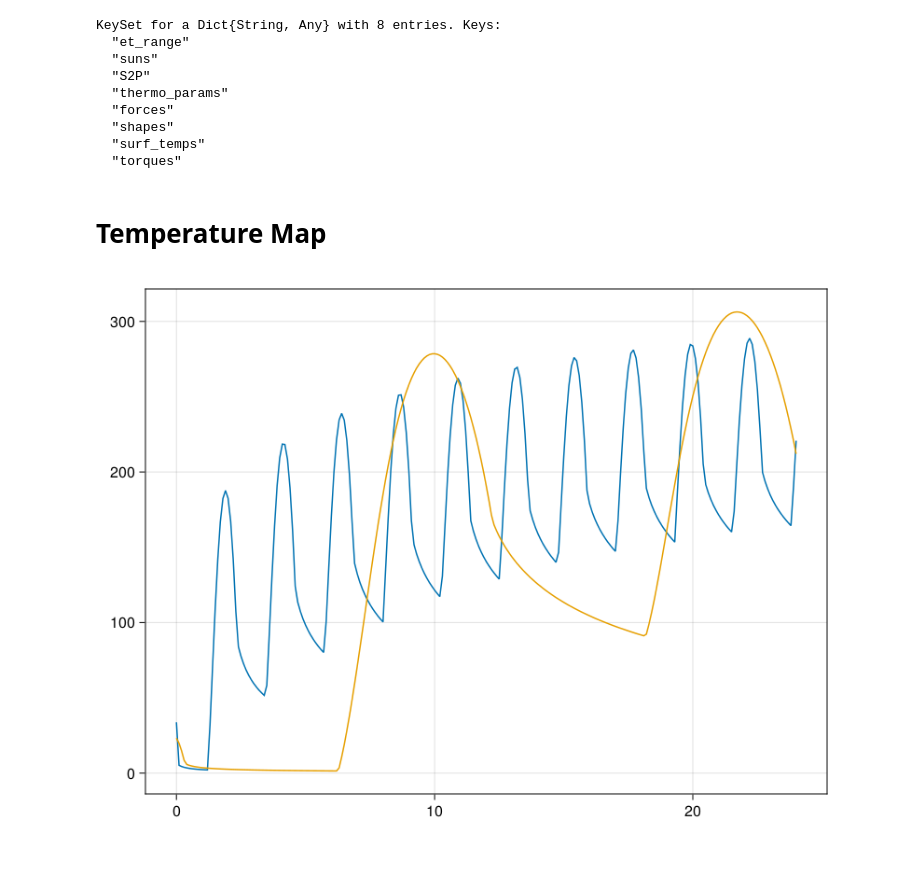
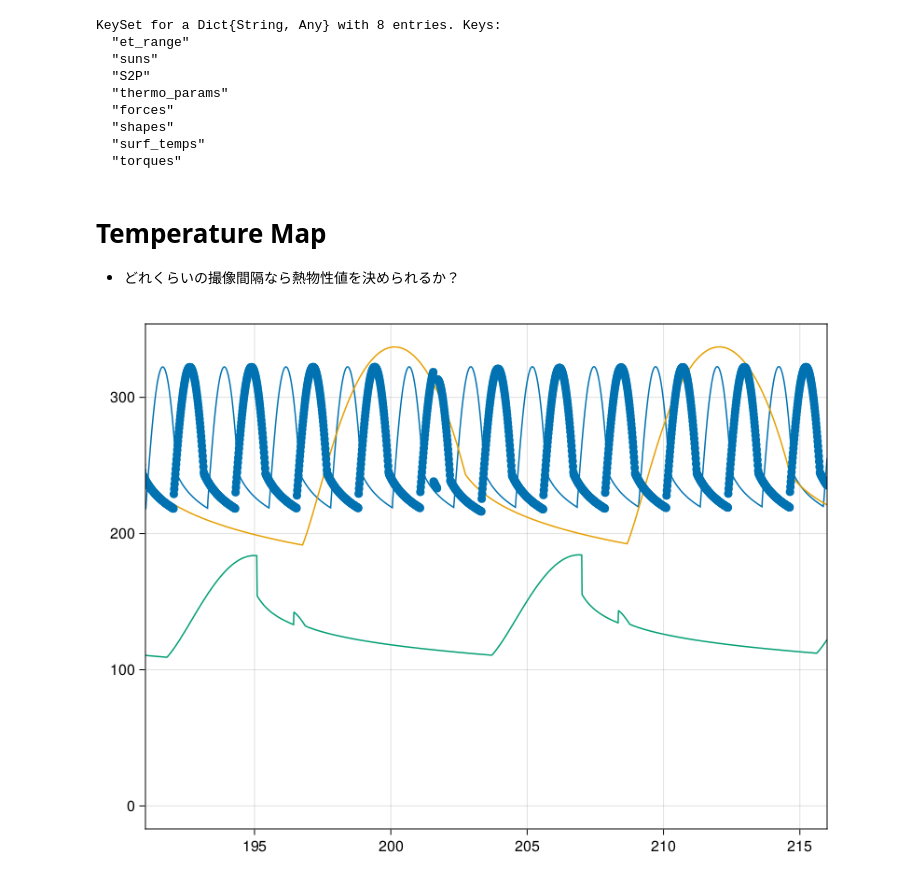
Before and after one commit to Astroshaper/AsteroidThermoPhysicalModels.jl, a Jupyter notebook: notebooks/二重小惑星系_20221005.ipynb, the cells around one changed output. Cells and saved outputs as stored; diff of their text form; code cells hidden in the pictures.

```diff
--- a/notebooks/二重小惑星系_20221005.ipynb
+++ b/notebooks/二重小惑星系_20221005.ipynb
@@ -250,21 +250,27 @@ KeySet for a Dict{String, Any} with 8 entries. Keys:
 # data["D1_TO_J2000"]
 # %% [markdown]
 # Temperature Map
+- どれくらいの撮像間隔なら熱物性値を決められるか？
 # %%
 fig = Figure()
 ax = Axis(fig[1, 1])
 
 ts = @. (data["et_range"] - data["et_range"][begin]) / 3600
 
-surf_temps_1 = data["surf_temps"][1][302, :]  # At equator
-surf_temps_2 = data["surf_temps"][2][528, :]  # At equator
+lines!(ts, data["surf_temps"][1][302, :])  # At equator
+lines!(ts, data["surf_temps"][2][528, :])  # At equator
 
-lines!(ts, surf_temps_1)
-lines!(ts, surf_temps_2)
+scatter!(ts, data["surf_temps"][1][600, :])
+# lines!(ts, data["surf_temps"][2][1000, :])
+lines!(ts, data["surf_temps"][2][3000, :])
+
+xlims!(191, 216)
+# xlims!(201, 203)
+# ylims!(150, 350)
 
 display(fig)
 # %% [output]
-[figure, old version]
+[figure, new version]
 # %%
 temps1 = data["surf_temps"][1][:, 114]
 temperature_map(shape1, temps1; nlevels=10, title="Didymos")
```
Also changed, not shown: parts of 9 cells of this notebook.
